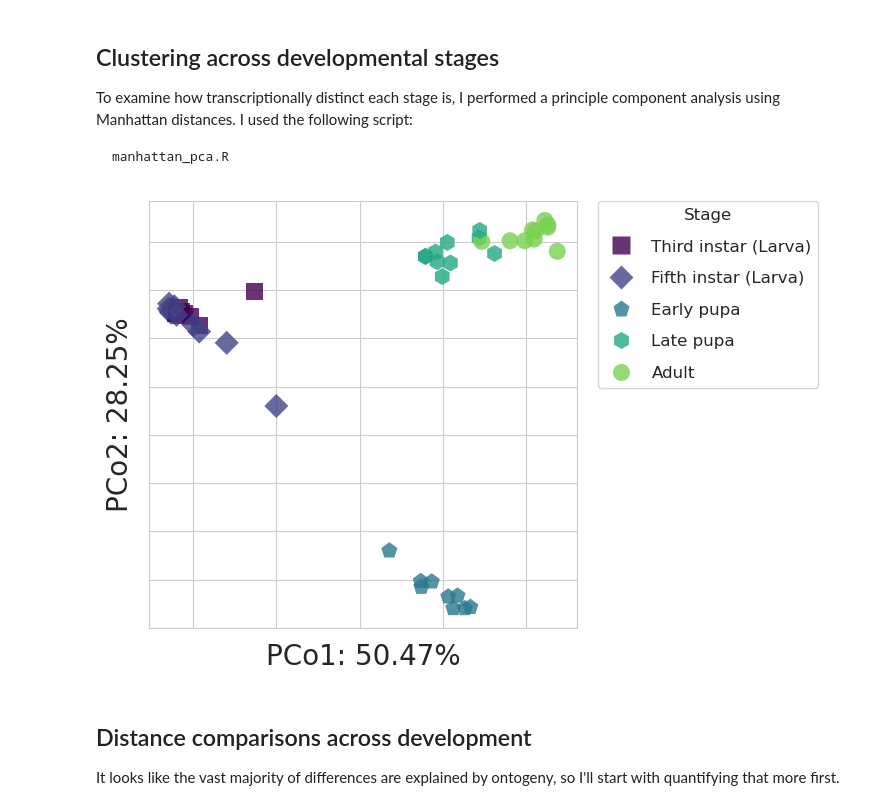
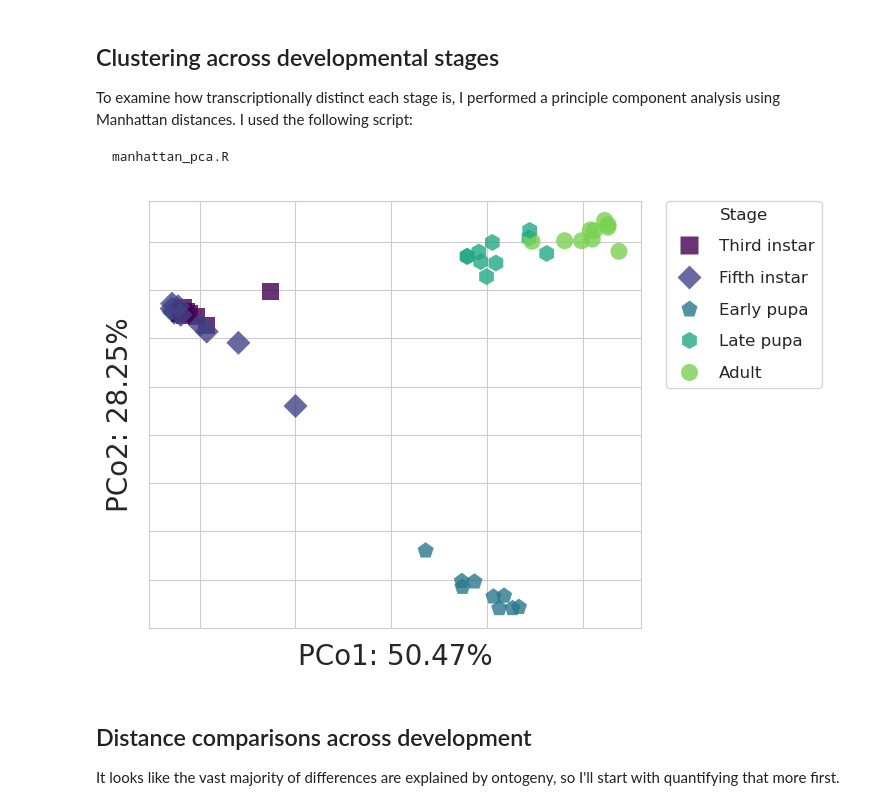
Before and after one commit to gabe-dubose/mtstp, a Jupyter notebook: analysis/notebooks/01_global_expression_comparisons.ipynb, the cells around one changed output. Cells and saved outputs as stored; diff of their text form; code cells hidden in the pictures.

Commit message:
Updated figures

```diff
--- a/analysis/notebooks/01_global_expression_comparisons.ipynb
+++ b/analysis/notebooks/01_global_expression_comparisons.ipynb
@@ -308,35 +308,35 @@ cmap = plt.cm.get_cmap('viridis')
 
 # Divide the colormap into 14 bins
 num_bins = 5
 colors = [cmap(i / num_bins) for i in range(num_bins)]
 # Extract hex codes
 colors = [mcolors.to_hex(color) for color in colors]
 #make palette
 custom_palette = sns.color_palette(colors)
 sns.set_palette(custom_palette)
 
 fig, ax1 = plt.subplots(1, 1, figsize=(7.5, 5))
 hue_order = ['third-instar', 'fifth-instar', 'early-pupa', 'late-pupa', 'adult']
 manhattan_pca_plot = sns.scatterplot(data=manhattan_pca_data, x='PC1', y='PC2', ax=ax1, hue='developmental-stage',
                 style='developmental-stage', hue_order = hue_order,
                 s=150, alpha=0.8, edgecolor = 'none', markers=['D', 's', 'h', 'p', 'o'])
 
 ax1.set_xlabel('PCo1: 50.47%', size=20)
 ax1.set_ylabel('PCo2: 28.25%', size=20)
 ax1.set_xticklabels([])
 ax1.set_yticklabels([])
 
 handles, previous_labels = ax1.get_legend_handles_labels()
 ax1.legend(handles=handles,
-           labels=['Third instar (Larva)', 'Fifth instar (Larva)', 'Early pupa', 'Late pupa', 'Adult'],
+           labels=['Third instar', 'Fifth instar', 'Early pupa', 'Late pupa', 'Adult'],
           bbox_to_anchor=(1.05, 1), loc='upper left', borderaxespad=0, fontsize=12, title="Stage",
            title_fontsize = 12, labelspacing = 1)
 
 #ax1.set_title("Manhattan Distance")
 plt.tight_layout()
 plt.savefig('/home/gabe/Desktop/mtstp/figures/primary/manhattan_pca.pdf')
 # %% [output]
-[figure, old version]
+[figure, new version]
 # %% [markdown]
 ## Distance comparisons across development
 
```
Also changed, not shown: parts of 8 cells of this notebook, 5 other files.
